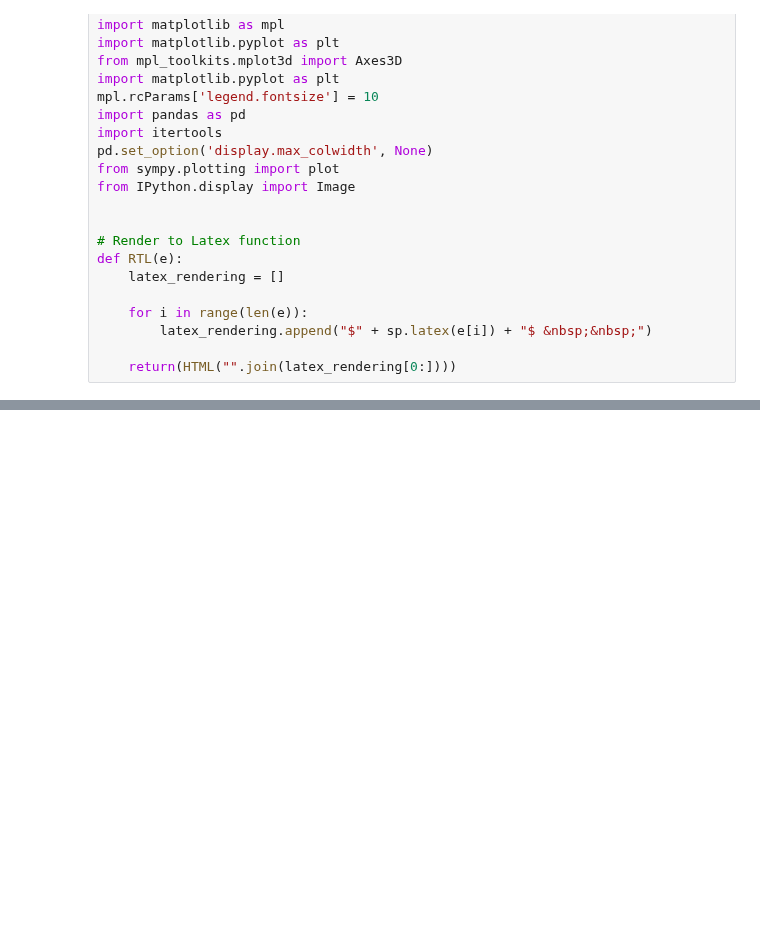
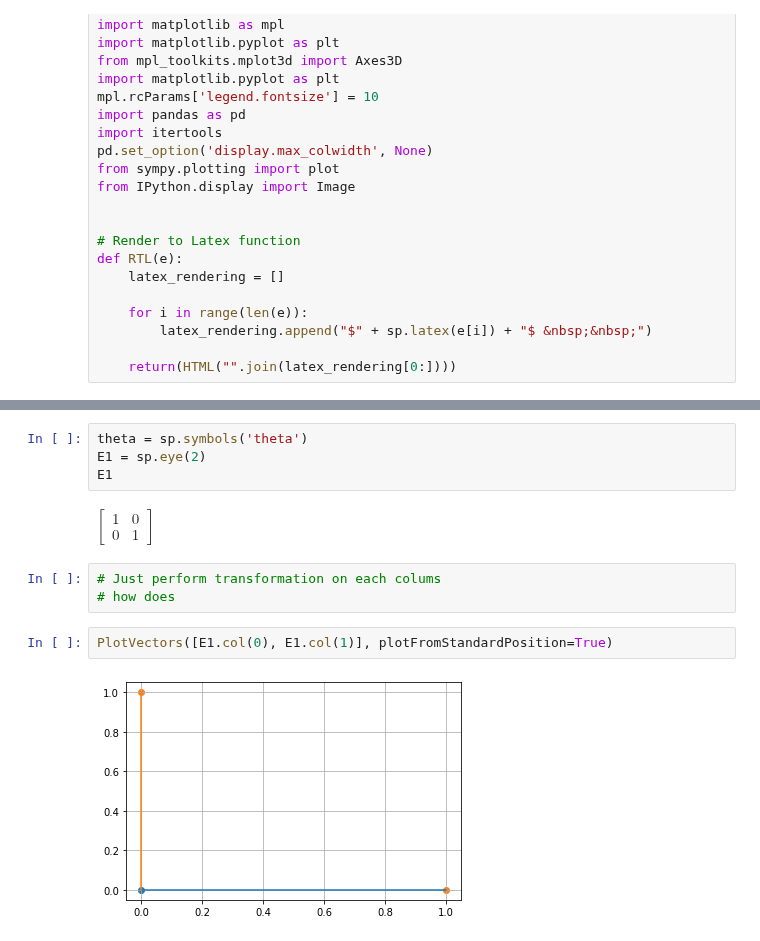
Before and after one commit to jgab3103/Jamie-Gabriel, a Jupyter notebook: Notebooks/S6_NB2.ipynb, the cells around one changed output, grey strips where cells are left out. Saved outputs shown, nothing was run; the diff lists cells and outputs as text; blank space fills up the shorter version.

```diff
--- a/Notebooks/S6_NB2.ipynb
+++ b/Notebooks/S6_NB2.ipynb
@@ -156,0 +572,13 @@ a, b, c, d, x1, x2, x3, x4, c1, c2, c3, t, a1, a2, a3, b1, b2, b3 = sp.symbols('
+# %%
+theta = sp.symbols('theta')
+E1 = sp.eye(2)
+E1
+# %% [output]
+$\displaystyle \left[\begin{matrix}1 & 0\\0 & 1\end{matrix}\right]$
+# %%
+# Just perform transformation on each colums
+# how does
+# %%
+PlotVectors([E1.col(0), E1.col(1)], plotFromStandardPosition=True)
+# %% [output]
+[figure, added]
```
Also changed, not shown: parts of 108 cells of this notebook.
